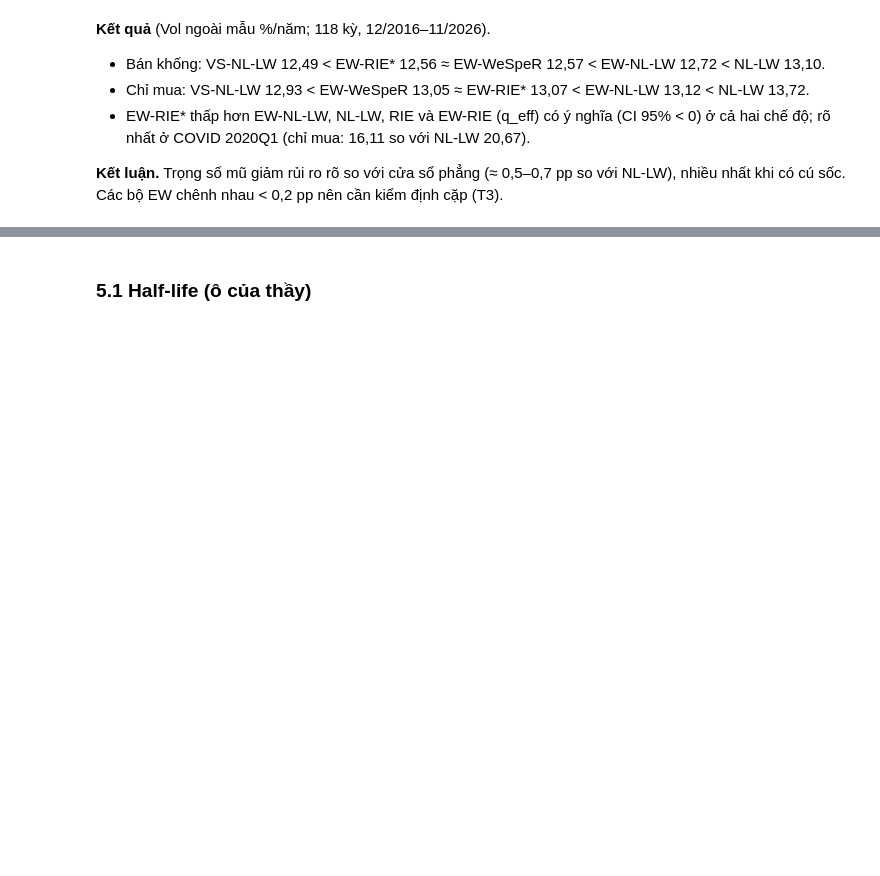
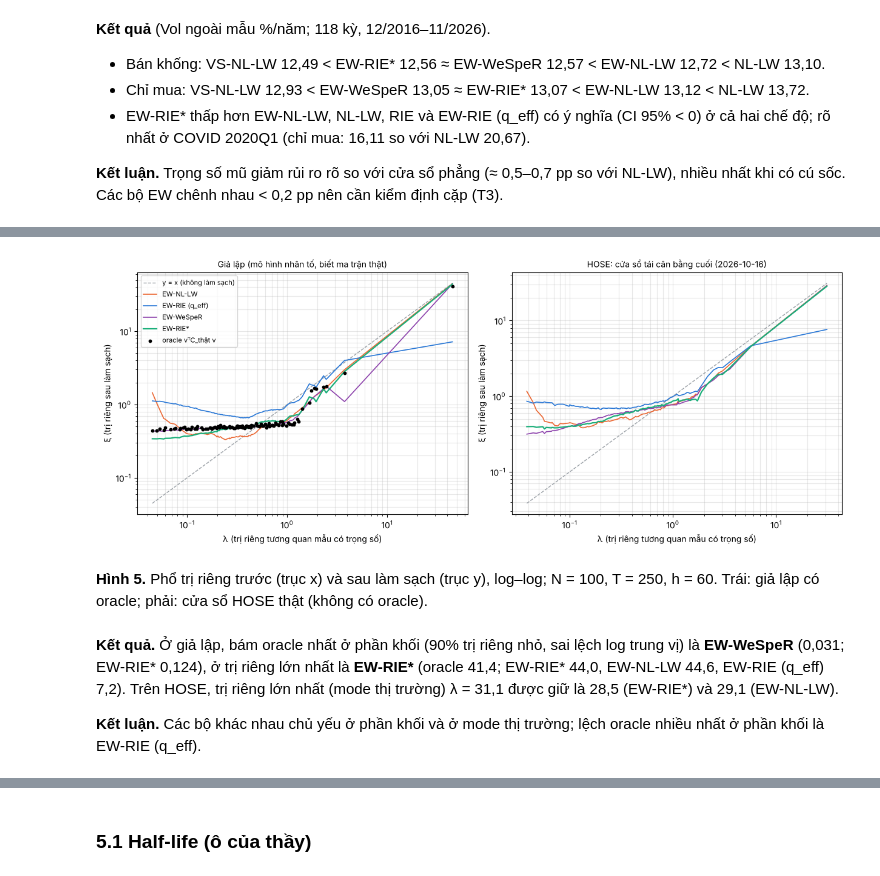
Before and after one commit to chinguyenkhac/data_HOSE, a Jupyter notebook: notebooks/EW_RIE_HOSE_v6.ipynb, the cells around one changed output, grey strips where cells are left out. Drawn from its saved outputs; the diff is of its cells as text; code cells hidden in the pictures; blank space fills up the shorter version.

Commit message:
v6: chạy sạch, hai HTML, BAO_CAO_V6
Co-Authored-By: Claude Opus 5.5 <noreply@anthropic.com>
Claude-Session: https://claude.ai/code/session_01JXtm3Sm48o2woziCZ8T4pL

```diff
--- a/notebooks/EW_RIE_HOSE_v6.ipynb
+++ b/notebooks/EW_RIE_HOSE_v6.ipynb
@@ -1152,0 +1466,8 @@ print("Đã lưu vào", WORKDIR)
+# %%
+# ---- Kết quả cấu hình chuẩn cho mọi phương pháp (đọc cache run_full; dùng ở §4.4, §5, §6) ----
+STD = {m: run_full(CONFIG, lo) for m, lo in MODES.items()}
+STD0 = STD["long_only"]; U0 = STD0["ulog"]; REB_DATES = [u["date"] for u in U0]; OUT0 = {m: STD[m]["out"] for m in MODES}
+if "RESULTS" in globals():           # run_full tái tạo đúng §4 của thầy (EW-WeSpeR: khởi tạo ấm phụ thuộc thứ tự chạy nên chỉ báo sai khác)
+    for m in MODES:
+        bad = {k: float(np.abs(OUT0[m][k]["r"].values - o["r"].values).max()) for k, o in RESULTS[m]["out"].items()}
+        assert all(v < 1e-12 for k, v in bad.items() if k != "EW-WeSpeR"), (m, bad)
@@ -1152,0 +1550,33 @@ print("Đã lưu vào", WORKDIR)
+# %%
+# ---- 4.4 Phổ trị riêng trước và sau làm sạch: giả lập (có oracle) và cửa sổ HOSE cuối ----
+def spec_clean(C, w):
+    lam, Vv = np.linalg.eigh(C); proj = lambda M: np.einsum("ij,jk,ki->i", Vv.T, M, Vv)
+    return lam, Vv, {"EW-NL-LW": proj(renorm(nl_lw_S(C, 1 / (w**2).sum()))), "EW-RIE (q_eff)": proj(rie_corr(C, len(C) * (w**2).sum())),
+                     "EW-WeSpeR": proj(ew_wesper_corr(C, w)), "EW-RIE*": proj(ew_rie_corr(C, w))}
+_rng44 = np.random.default_rng(44); w44 = ew_weights(CONFIG["WINDOW"], CONFIG["HL_EW"])
+Ct44 = factor_corr(100, _rng44); X44 = _rng44.standard_normal((CONFIG["WINDOW"], 100)) @ np.linalg.cholesky(Ct44).T
+lam_s, V_s, XI_s = spec_clean(ew_corr(X44, w44)[0], w44); XI_s["Oracle"] = np.einsum("ij,jk,ki->i", V_s.T, Ct44, V_s)
+u_last = STD0["ulog"][-1]; s_ = POS[u_last["date"]]; X_h = R_BT.iloc[s_ - CONFIG["WINDOW"]:s_][u_last["tickers"]].fillna(0).values
+lam_h, V_h, XI_h = spec_clean(ew_corr(X_h, w44)[0], w44)
+SPC = {"lấy mẫu": "#9aa0a6", "EW-NL-LW": COL["EW-NL-LW"], "EW-RIE (q_eff)": "#2a78d6", "EW-WeSpeR": COL["EW-WeSpeR"], "EW-RIE*": COL["EW-RIE*"]}
+fig, ax = plt.subplots(1, 2, figsize=(12.5, 5))
+for a, lam_, XI, ttl in ((ax[0], lam_s, XI_s, "Giả lập (mô hình nhân tố, biết ma trận thật)"), (ax[1], lam_h, XI_h, f"HOSE: cửa sổ tái cân bằng cuối ({u_last['date'].date()})")):
+    a.plot(lam_, lam_, color="#9aa0a6", lw=1, ls="--", label="y = x (không làm sạch)")
+    for k in ("EW-NL-LW", "EW-RIE (q_eff)", "EW-WeSpeR", "EW-RIE*"): a.plot(lam_, XI[k], color=SPC[k], lw=1.6 if k == "EW-RIE*" else 1.2, label=k)
+    if "Oracle" in XI: a.scatter(lam_, XI["Oracle"], s=10, color="black", zorder=3, label="oracle vᵀC_thật v")
+    a.set_xscale("log"); a.set_yscale("log"); a.set_xlabel("λ (trị riêng tương quan mẫu có trọng số)"); a.set_ylabel("ξ (trị riêng sau làm sạch)"); a.set_title(ttl, fontsize=10); a.grid(alpha=.3, which="both")
+ax[0].legend(fontsize=8); plt.tight_layout(); savefig(fig, "fig_5_pho_tri_rieng")
+cap("Hình", "Phổ trị riêng trước (trục x) và sau làm sạch (trục y), log–log; N = 100, T = 250, h = 60. Trái: giả lập có oracle; phải: cửa sổ HOSE thật (không có oracle).")
+bulk = lam_s < np.quantile(lam_s, .9)
+err = {k: (np.median(np.abs(np.log(XI_s[k][bulk] / XI_s["Oracle"][bulk]))), abs(np.log(XI_s[k][-1] / XI_s["Oracle"][-1]))) for k in ("EW-NL-LW", "EW-RIE (q_eff)", "EW-WeSpeR", "EW-RIE*")}
+bb, bt = min(err, key=lambda k: err[k][0]), min(err, key=lambda k: err[k][1])
+md(f"**Kết quả.** Ở giả lập, bám oracle nhất ở phần khối (90% trị riêng nhỏ, sai lệch log trung vị) là **{e_(bb)}** ({f2(err[bb][0], 3)}; EW-RIE\\* {f2(err['EW-RIE*'][0], 3)}), ở trị riêng lớn nhất là **{e_(bt)}** "
+   f"(oracle {f2(XI_s['Oracle'][-1], 1)}; EW-RIE\\* {f2(XI_s['EW-RIE*'][-1], 1)}, EW-NL-LW {f2(XI_s['EW-NL-LW'][-1], 1)}, EW-RIE (q\\_eff) {f2(XI_s['EW-RIE (q_eff)'][-1], 1)}). "
+   f"Trên HOSE, trị riêng lớn nhất (mode thị trường) λ = {f2(lam_h[-1], 1)} được giữ là {f2(XI_h['EW-RIE*'][-1], 1)} (EW-RIE\\*) và {f2(XI_h['EW-NL-LW'][-1], 1)} (EW-NL-LW).\n\n"
+   f"**Kết luận.** Các bộ khác nhau chủ yếu ở phần khối và ở mode thị trường; lệch oracle nhiều nhất ở phần khối là {e_(max(err, key=lambda k: err[k][0]))}.")
+# %% [output]
+[figure, added]
+**Hình 5.** Phổ trị riêng trước (trục x) và sau làm sạch (trục y), log–log; N = 100, T = 250, h = 60. Trái: giả lập có oracle; phải: cửa sổ HOSE thật (không có oracle).
+**Kết quả.** Ở giả lập, bám oracle nhất ở phần khối (90% trị riêng nhỏ, sai lệch log trung vị) là **EW-WeSpeR** (0,031; EW-RIE\* 0,124), ở trị riêng lớn nhất là **EW-RIE\*** (oracle 41,4; EW-RIE\* 44,0, EW-NL-LW 44,6, EW-RIE (q\_eff) 7,2). Trên HOSE, trị riêng lớn nhất (mode thị trường) λ = 31,1 được giữ là 28,5 (EW-RIE\*) và 29,1 (EW-NL-LW).
+
+**Kết luận.** Các bộ khác nhau chủ yếu ở phần khối và ở mode thị trường; lệch oracle nhiều nhất ở phần khối là EW-RIE (q_eff).
```
Also changed, not shown: parts of 137 cells of this notebook, 36 other files.
